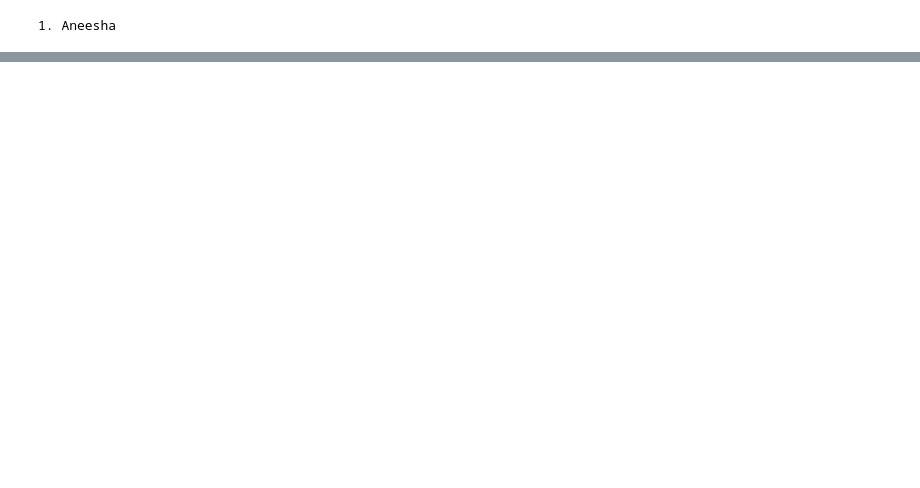
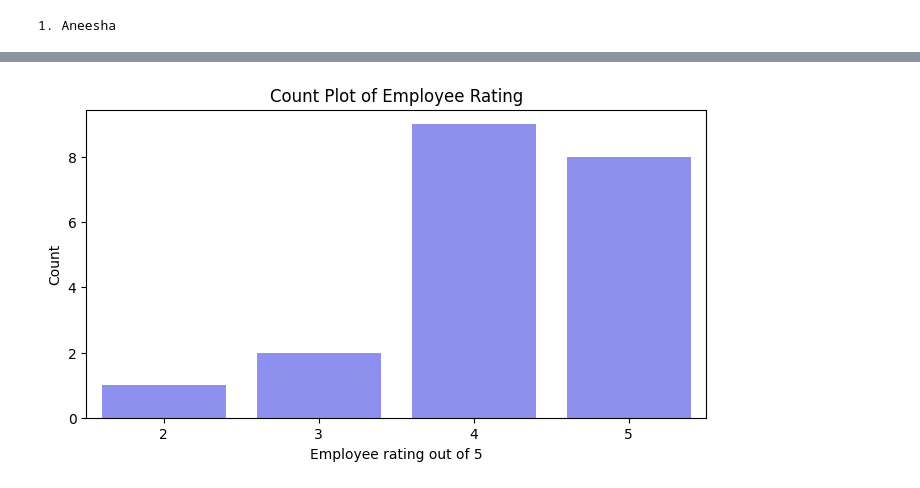
Before and after one commit to SheenaMathew19/Course, a Jupyter notebook: EDA2.ipynb, the cells around one changed output, grey strips where cells are left out. Cells and saved outputs as stored; diff of their text form; code cells hidden in the pictures; blank space fills up the shorter version.

```diff
--- a/EDA2.ipynb
+++ b/EDA2.ipynb
@@ -51,0 +73,10 @@ memory usage: 932.0+ bytes
+# %%
+#creating count plot of the rating feature
+plt.figure(figsize=(8,4), dpi=100)
+sns.countplot(data=df, x="Rating", alpha=0.5, color="blue")
+plt.title("Count Plot of Employee Rating")
+plt.xlabel("Employee rating out of 5")
+plt.ylabel("Count")
+plt.show()
+# %% [output]
+[figure, added]
```
Also changed, not shown: parts of 33 cells of this notebook.
